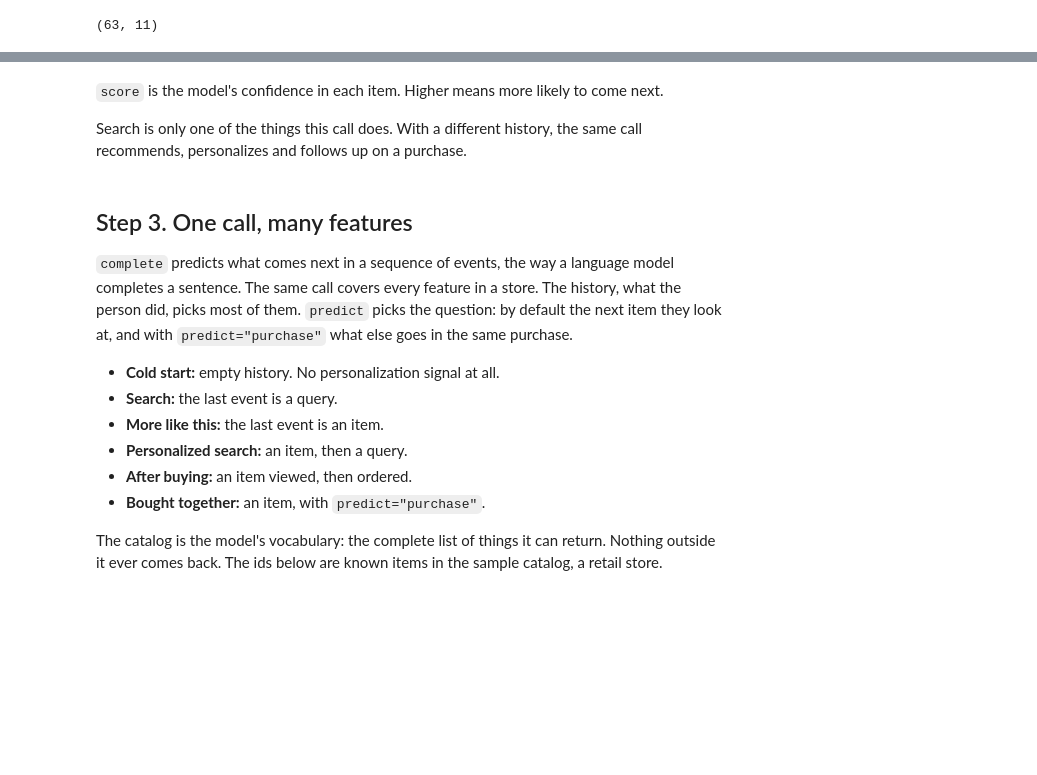
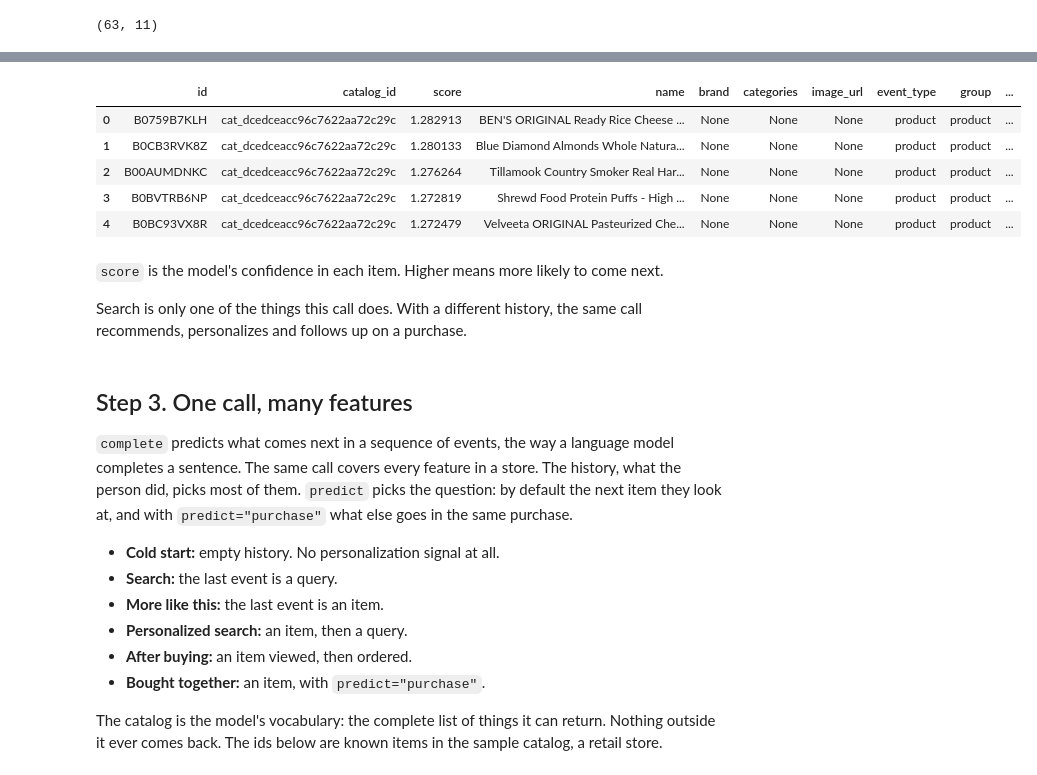
Before and after one commit to Softchallenge2012/behaviorgpt_purchase, a Jupyter notebook: notebooks/showcase.ipynb, the cells around one changed output, grey strips where cells are left out. Cells and saved outputs as stored; diff of their text form; code cells hidden in the pictures; blank space fills up the shorter version.

```diff
--- a/notebooks/showcase.ipynb
+++ b/notebooks/showcase.ipynb
@@ -202,11 +245,18 @@ client.catalogs.list_catalogs()
  CatalogSummary(catalog_id='retail_catalog_500k', catalog_name='retail_catalog_500k', status='ready', owned=False)]
 # %%
 res = client.complete(
-    history=[],
-    catalog_id="cat_c814198390fa20c7328f2d1c",
+    history=[Search('B0BC93VX8R')],
+    catalog_id="cat_dcedceacc96c7622aa72c29c",
     limit=5
 )
 res.to_pandas()
+# %% [output]
+|  | id | catalog_id | score | name | brand | categories | image_url | event_type | group | ... |
+| 0 | B0759B7KLH | cat_dcedceacc96c7622aa72c29c | 1.282913 | BEN'S ORIGINAL Ready Rice Cheese ... | None | None | None | product | product | ... |
+| 1 | B0CB3RVK8Z | cat_dcedceacc96c7622aa72c29c | 1.280133 | Blue Diamond Almonds Whole Natura... | None | None | None | product | product | ... |
+| 2 | B00AUMDNKC | cat_dcedceacc96c7622aa72c29c | 1.276264 | Tillamook Country Smoker Real Har... | None | None | None | product | product | ... |
+| 3 | B0BVTRB6NP | cat_dcedceacc96c7622aa72c29c | 1.272819 | Shrewd Food Protein Puffs - High ... | None | None | None | product | product | ... |
+| 4 | B0BC93VX8R | cat_dcedceacc96c7622aa72c29c | 1.272479 | Velveeta ORIGINAL Pasteurized Che... | None | None | None | product | product | ... |
 # %%
 df = res.to_pandas()
 df.columns
```
Also changed, not shown: parts of 6 cells of this notebook, 11 other files.
